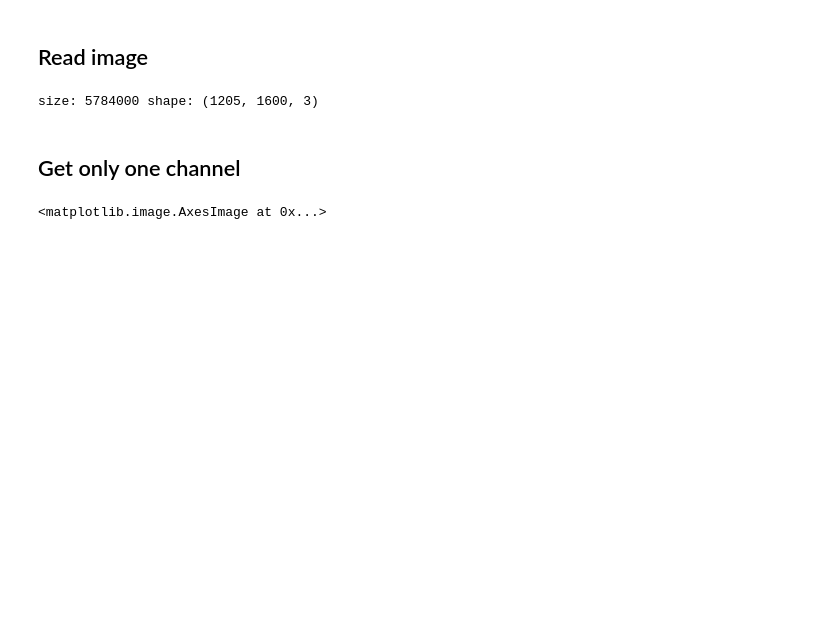
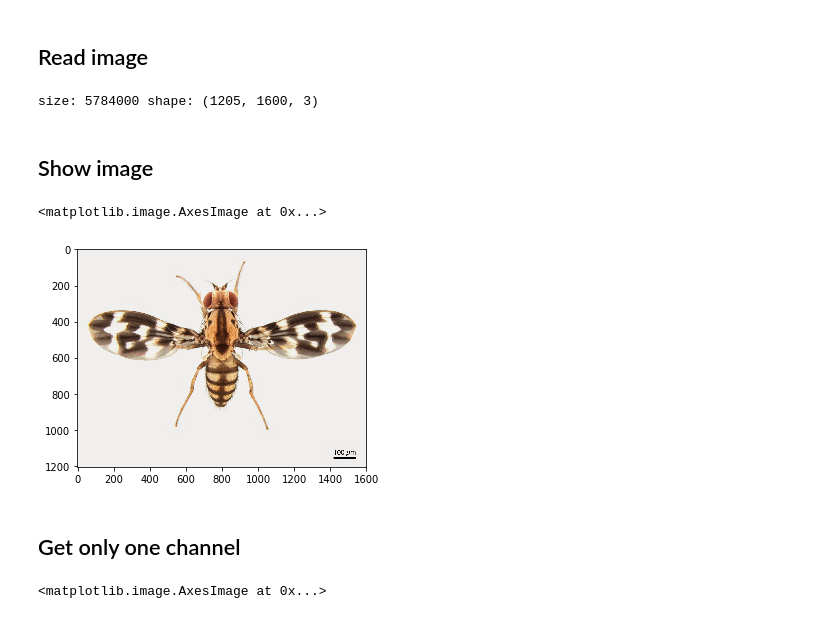
Before and after one commit to jonathanschmitz/computer-vision-notes, a Jupyter notebook: OpenCV Notes.ipynb, the cells around one changed output. Cells and saved outputs as stored; diff of their text form; code cells hidden in the pictures; blank space fills up the shorter version.

```diff
--- a/OpenCV Notes.ipynb
+++ b/OpenCV Notes.ipynb
@@ -21,6 +21,13 @@ image = cv2.imread("dgrim.jpg")
 print('size: {} shape: {}'.format(image.size, image.shape))
 # %% [output]
 size: 5784000 shape: (1205, 1600, 3)
+# %% [markdown]
+## Show image
+# %%
+plt.imshow(cv2.cvtColor(image, cv2.COLOR_BGR2RGB))
+# %% [output]
+<matplotlib.image.AxesImage at 0x...>
+[figure, added]
 # %% [markdown]
 ## Get only one channel
 # %%
```
Also changed, not shown: parts of 4 cells of this notebook, 1 other file.
